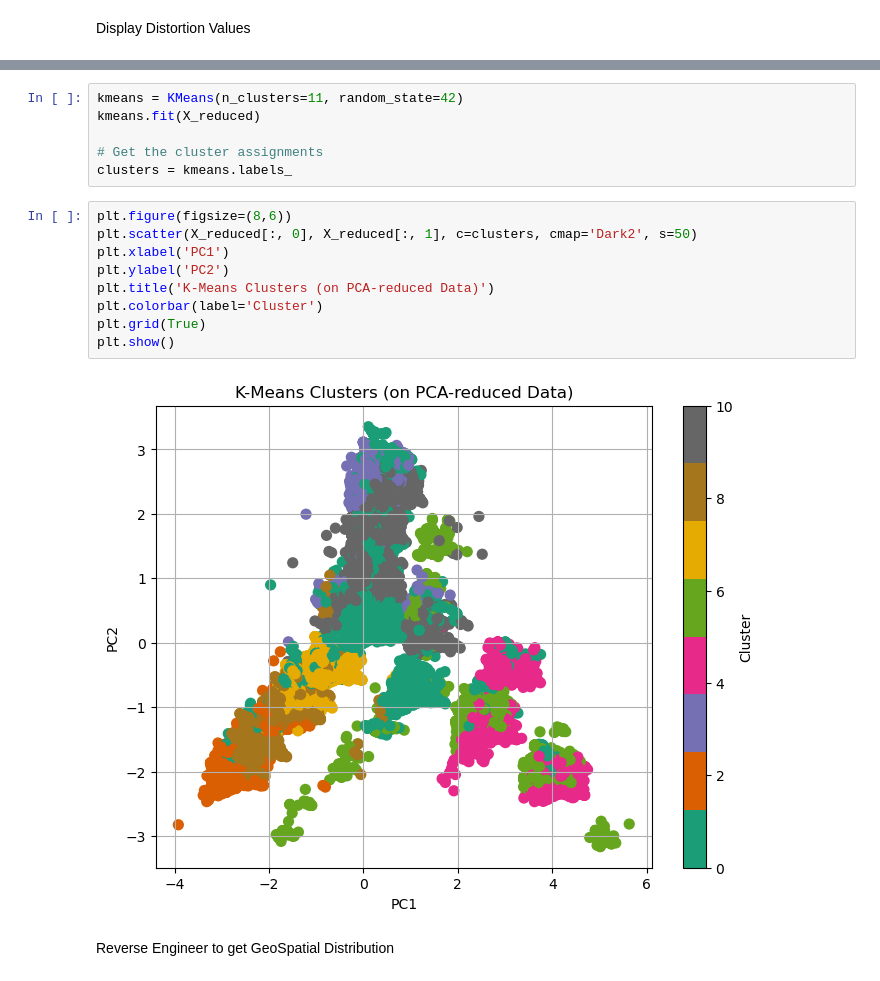
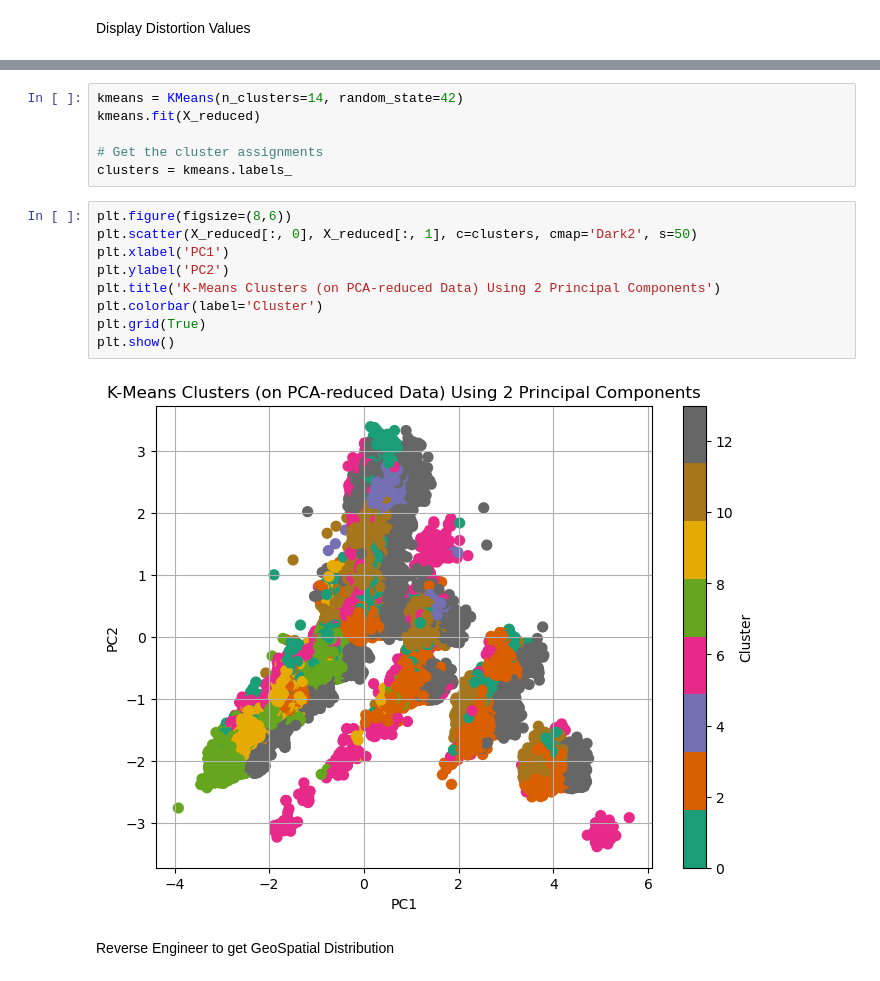
Before and after one commit to alankagiri/Machine_Learning_For_Public_Policy_Adding_Value_Project, a Jupyter notebook: 311_Data_EDA.ipynb, the cells around one changed output, grey strips where cells are left out. Cells and saved outputs as stored; diff of their text form.

```diff
--- a/311_Data_EDA.ipynb
+++ b/311_Data_EDA.ipynb
@@ -790,5 +789,5 @@ Inertia values:
 # %%
-kmeans = KMeans(n_clusters=11, random_state=42)
+kmeans = KMeans(n_clusters=14, random_state=42)
 kmeans.fit(X_reduced)
 
 # Get the cluster assignments
@@ -796,14 +795,14 @@ clusters = kmeans.labels_
 # %%
 plt.figure(figsize=(8,6))
 plt.scatter(X_reduced[:, 0], X_reduced[:, 1], c=clusters, cmap='Dark2', s=50)
 plt.xlabel('PC1')
 plt.ylabel('PC2')
-plt.title('K-Means Clusters (on PCA-reduced Data)')
+plt.title('K-Means Clusters (on PCA-reduced Data) Using 2 Principal Components')
 plt.colorbar(label='Cluster')
 plt.grid(True)
 plt.show()
 # %% [output]
-[figure, old version]
+[figure, new version]
 # %% [markdown]
 Reverse Engineer to get GeoSpatial Distribution
 # %% [markdown]
```
Also changed, not shown: parts of 17 cells of this notebook.
